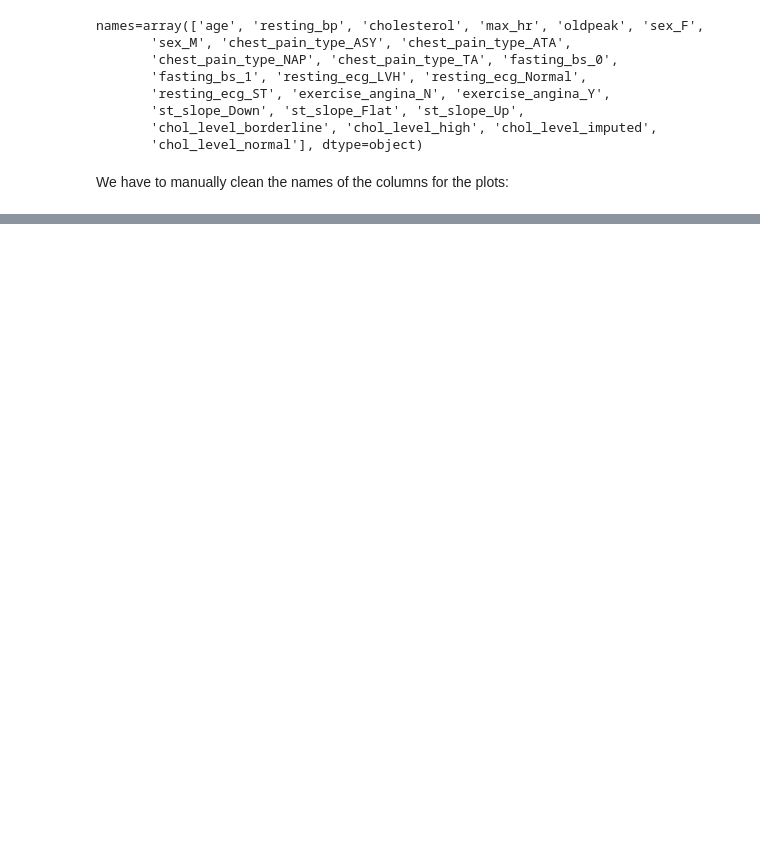
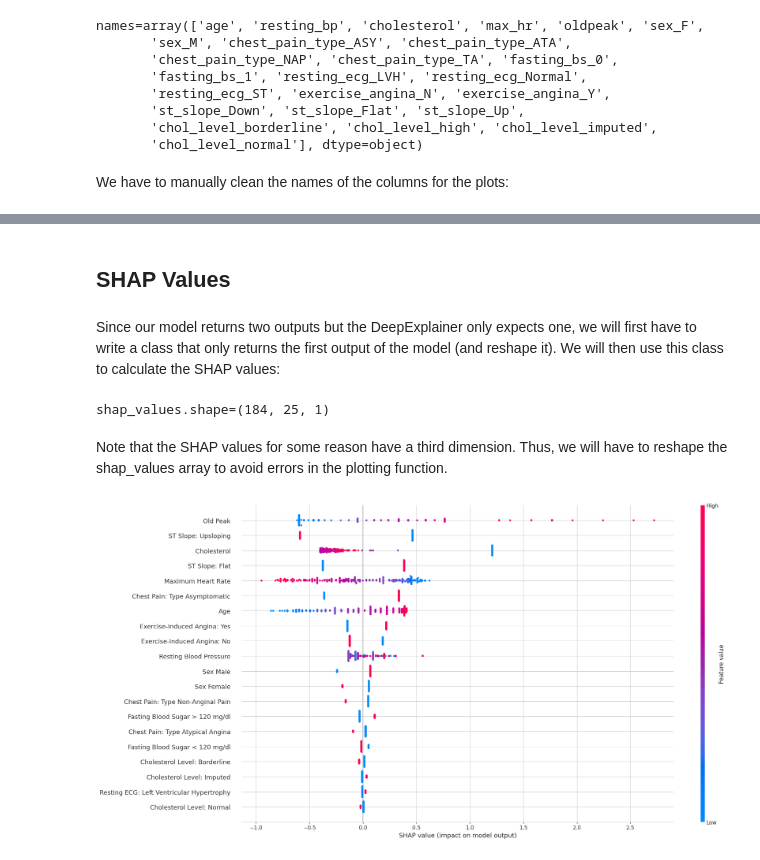
Before and after one commit to JHSchlegel/ML4Healthcare, a Jupyter notebook: project1/task1/neural_additive_model/experiments.ipynb, the cells around one changed output, grey strips where cells are left out. Saved outputs shown, nothing was run; the diff lists cells and outputs as text; code cells hidden in the pictures; blank space fills up the shorter version.

```diff
--- a/project1/task1/neural_additive_model/experiments.ipynb
+++ b/project1/task1/neural_additive_model/experiments.ipynb
@@ -44,3 +51,12 @@ outlier_idx=Index([366], dtype='int64')
+# %%
+test_df = pd.read_csv("../data/heart_failure/test_split.csv").pipe(clean_columns)
+X_test = test_df.drop(columns=["heart_disease"], axis=1)
+# create categorical variable for cholesterol
+X_test["chol_level"] = pd.cut(
+    X_test["cholesterol"],
+    bins=[-1, 10, 200, 240, 1000],
+    labels=["imputed", "normal", "borderline", "high"],
+)
 # %%
 preprocessor = load(open("../models/preprocessor.pkl", "rb"))
 model = torch.load("../models/neural_additive_model.pth")
@@ -50,3 +66,4 @@ numeric_cols = [col for col in X_train.columns if col not in categorical_cols]
 
 # preprocess data
 X_train_preprocessed = preprocessor.fit_transform(X_train)
+X_test_preprocessed = preprocessor.transform(X_test)
@@ -209,0 +254,42 @@ plt.show()
+# %% [markdown]
+## SHAP Values
+# %% [markdown]
+Since our model returns two outputs but the DeepExplainer only expects one, we will first have to write a class that only returns the first output of the model (and reshape it). We will then use this class to calculate the SHAP values:
+# %%
+class NAM_Summed_Logits(torch.nn.Module):
+    def __init__(self, model):
+        super().__init__()
+        self.model = model
+
+    def forward(self, x):
+        # have to add a dimension since explainer did not work otherwise
+        return self.model(x)[0].unsqueeze(-1)
+# %%
+model_summed_logits = NAM_Summed_Logits(model)
+
+train_x = torch.tensor(X_train_preprocessed).float().to(DEVICE)
+test_x = torch.tensor(X_test_preprocessed).float().to(DEVICE)
+
+explainer = shap.DeepExplainer(
+    model_summed_logits, train_x
+)
+
+shap_values = explainer.shap_values(test_x)
+# %%
+print(f"{shap_values.shape=}")
+# %% [output]
+shap_values.shape=(184, 25, 1)
+# %% [markdown]
+Note that the SHAP values for some reason have a third dimension. Thus, we will have to reshape the shap_values array to avoid errors in the plotting function.
+# %%
+# create dataframe for plotting
+X_test_preprocessed_df = pd.DataFrame(X_test_preprocessed, columns=names_cleaned)
+
+shap.summary_plot(
+    shap_values.reshape(-1, X_test_preprocessed_df.shape[1]),
+    X_test_preprocessed_df,
+    plot_type="dot",
+    plot_size=[20, 10],
+)
+# %% [output]
+[figure, added]
```
Also changed, not shown: parts of 11 cells of this notebook.
